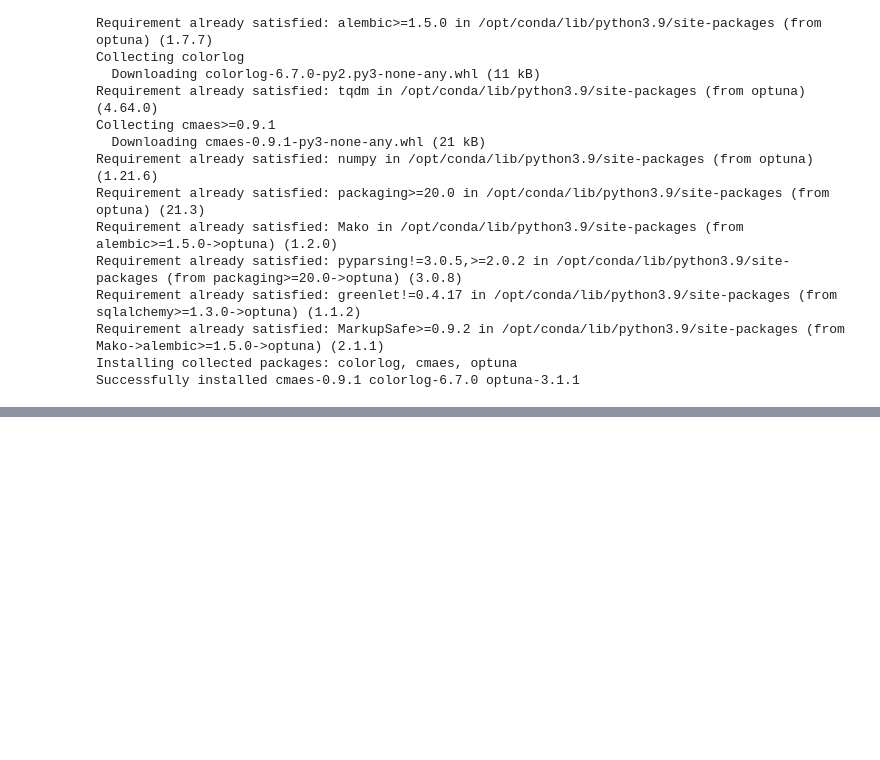
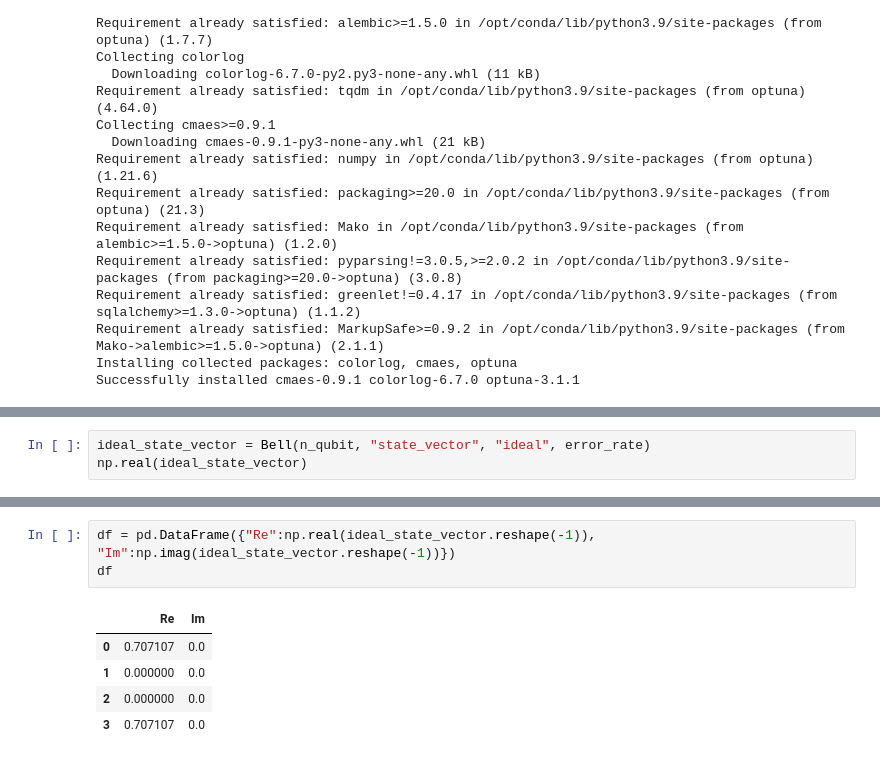
Before and after one commit to Fermi-D/NQS4QEM, a Jupyter notebook: debug.ipynb, the cells around one changed output, grey strips where cells are left out. Saved outputs shown, nothing was run; the diff lists cells and outputs as text; blank space fills up the shorter version.

```diff
--- a/debug.ipynb
+++ b/debug.ipynb
@@ -764,0 +775,3 @@ Successfully installed cmaes-0.9.1 colorlog-6.7.0 optuna-3.1.1
+# %%
+ideal_state_vector = Bell(n_qubit, "state_vector", "ideal", error_rate)
+np.real(ideal_state_vector)
@@ -764,0 +790,9 @@ Successfully installed cmaes-0.9.1 colorlog-6.7.0 optuna-3.1.1
+# %%
+df = pd.DataFrame({"Re":np.real(ideal_state_vector.reshape(-1)), "Im":np.imag(ideal_state_vector.reshape(-1))})
+df
+# %% [output]
+|  | Re | Im |
+| 0 | 0.707107 | 0.0 |
+| 1 | 0.000000 | 0.0 |
+| 2 | 0.000000 | 0.0 |
+| 3 | 0.707107 | 0.0 |
```
Also changed, not shown: parts of 7 cells of this notebook, 14 other files.
